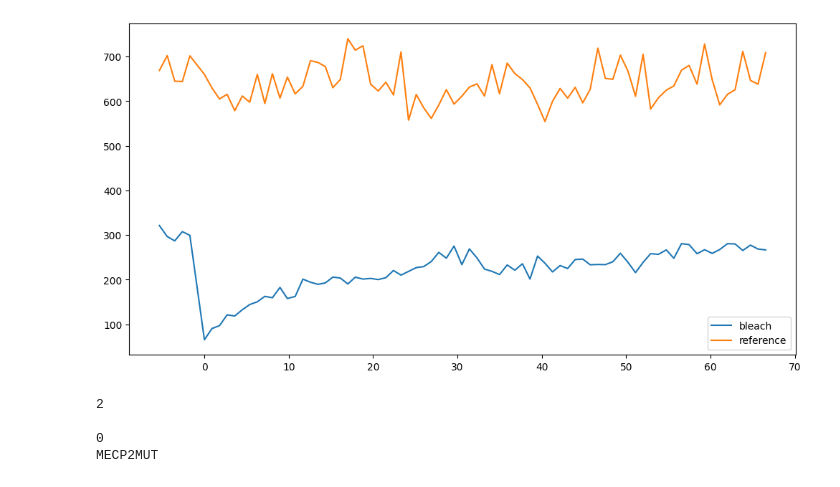
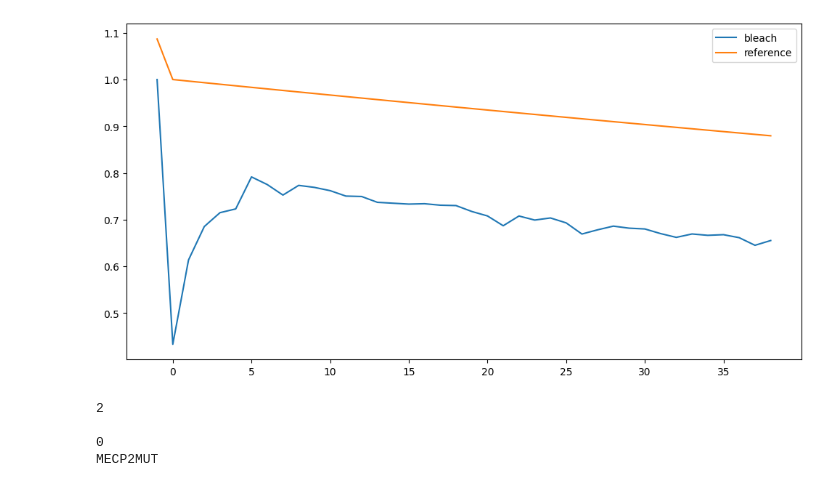
Before and after one commit to amarcosv/FRAP-analysis-younglab, a Jupyter notebook: src/load_test_csv.ipynb, the cells around one changed output. Drawn from its saved outputs; the diff is of its cells as text; code cells hidden in the pictures.

```diff
--- a/src/load_test_csv.ipynb
+++ b/src/load_test_csv.ipynb
@@ -21,6 +21,8 @@ imPath = "D:\\Projects\\Shannon\FRAP analysis\\images\\CSV\\20250715_WGA_iPSC_Su
 imPath = "D:\\Projects\\Shannon\\FRAP analysis\\images\\CSV\\20250808_FRAP_2.5D_organoids_WGA_1to2000dil\\dish3_roi12.csv"
 imPath = "D:\\Projects\\Shannon\FRAP analysis\\images\\CSV\\20250910_WGA_iPSC_Rett_SUR\\R306C_NAC\\dish4_R306C_NAC_roi9.csv"
 imPath = "D:\\Projects\\Shannon\FRAP analysis\\images\\CSV\\20250910_WGA_iPSC_Rett_SUR\\306C\\exclude\\dish3_R306C_problem_visualizing_curves_roi9.csv"
+
+imPath = "E:\\Projects\\Shannon\\FRAP analysis\\images\\CSV\\20260116_ANDOR_frap_ale_BRD4live\\CSV\\dish1_BRD4_andor_roi4.csv"
 roiData, frap_experiment,a,b = frap_tools.import_FRAP_data(imPath)
 #roiData,regions, image, frap_experiment = frap_tools.import_FRAP_data(imPath, False)
 roiData, frap_experiment = frap_tools.run_FRAP_analysis(roiData, frap_experiment, 1)
@@ -150,19 +169,19 @@ KeyError: 'ref_norm'
 # %%
 
 
 # Add the patch to the Axes
 fig, ax = plt.subplots( figsize=(12, 6))
 
 #Display sample image after photobleaching
 
 
 #Plot raw and bleaching corrected data
-plt.plot(roiData['timestamp_frap'],roiData['bleach'],label = 'bleach')
-plt.plot(roiData['timestamp_frap'],roiData['reference'],label = 'reference')
+plt.plot(roiData['timestamp_frap'],roiData['frap_norm'],label = 'bleach')
+plt.plot(roiData['timestamp_frap'],roiData['ref_norm'],label = 'reference')
 plt.legend()
 plt.show()
 # %% [output]
-[figure, old version]
+[figure, new version]
 # %%
 import re
 import numpy as np
```
Also changed, not shown: parts of 2 cells of this notebook, 5 other files.
